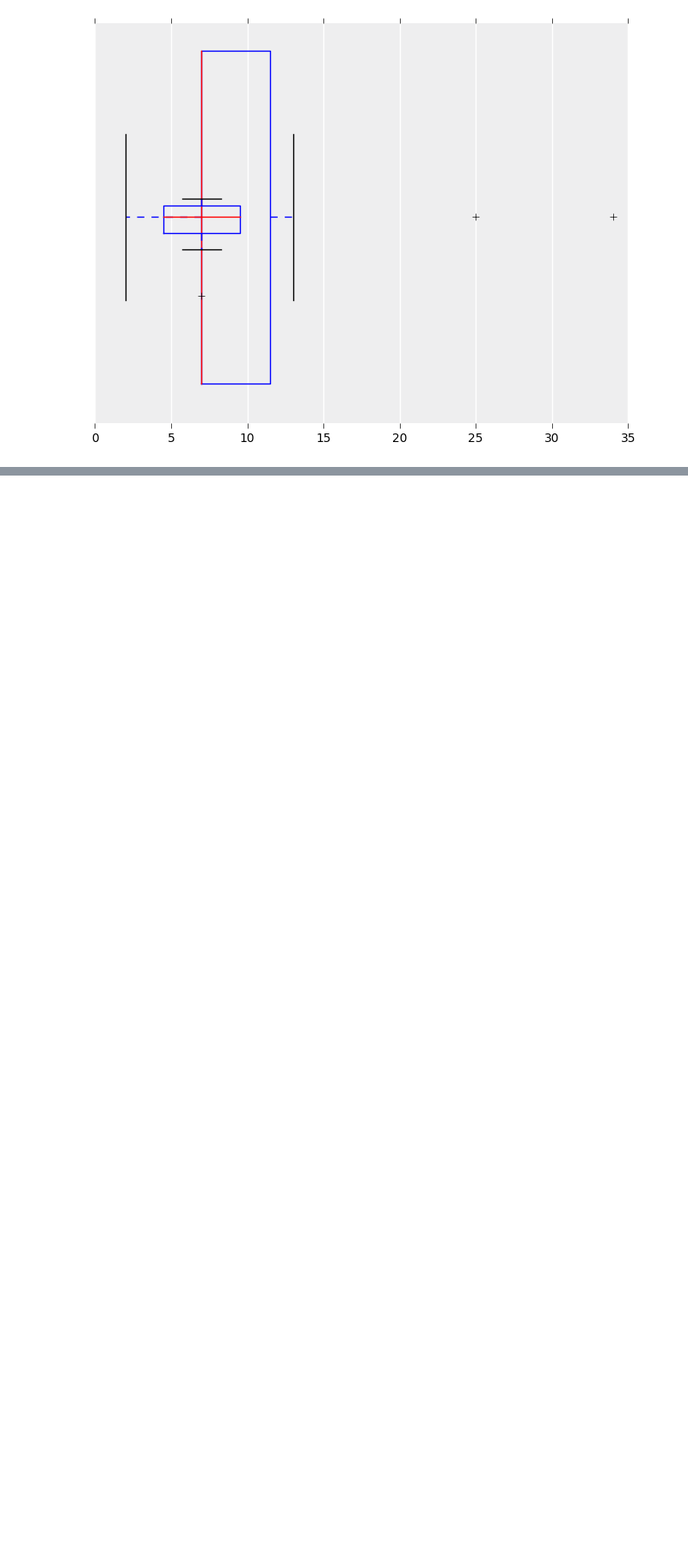
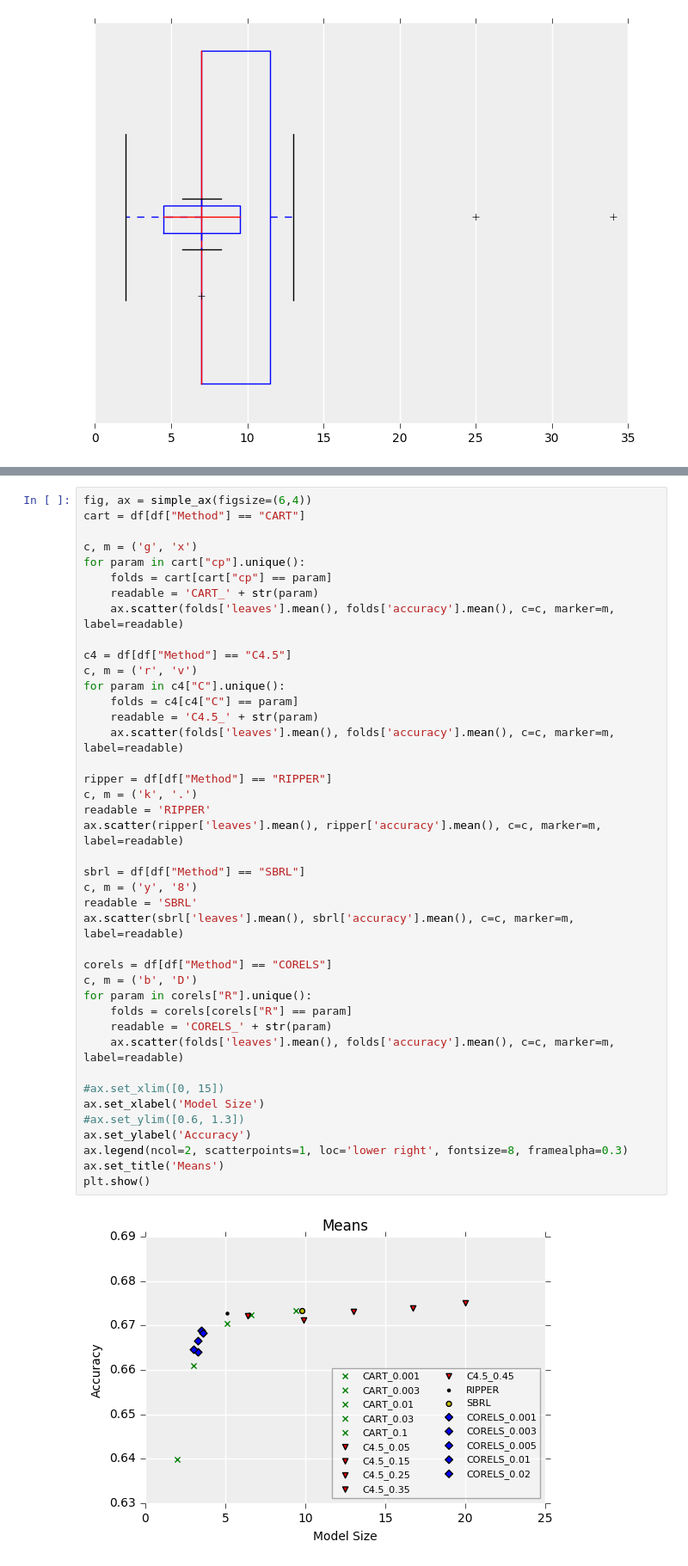
Before and after one commit to nlarusstone/corels-test, a Jupyter notebook: notebooks/Sparsity vs Accuracy.ipynb, the cells around one changed output, grey strips where cells are left out. Shown: that part at 86% size. Cells and saved outputs as stored; diff of their text form; blank space fills up the shorter version.

```diff
--- a/notebooks/Sparsity vs Accuracy.ipynb
+++ b/notebooks/Sparsity vs Accuracy.ipynb
@@ -93,0 +216,43 @@ plt.show()
+# %%
+fig, ax = simple_ax(figsize=(6,4))
+cart = df[df["Method"] == "CART"]
+
+c, m = ('g', 'x')
+for param in cart["cp"].unique():
+    folds = cart[cart["cp"] == param]
+    readable = 'CART_' + str(param)
+    ax.scatter(folds['leaves'].mean(), folds['accuracy'].mean(), c=c, marker=m, label=readable)
+
+c4 = df[df["Method"] == "C4.5"]
+c, m = ('r', 'v')
+for param in c4["C"].unique():
+    folds = c4[c4["C"] == param]
+    readable = 'C4.5_' + str(param)
+    ax.scatter(folds['leaves'].mean(), folds['accuracy'].mean(), c=c, marker=m, label=readable)
+
+ripper = df[df["Method"] == "RIPPER"]
+c, m = ('k', '.')
+readable = 'RIPPER'
+ax.scatter(ripper['leaves'].mean(), ripper['accuracy'].mean(), c=c, marker=m, label=readable)
+
+sbrl = df[df["Method"] == "SBRL"]
+c, m = ('y', '8')
+readable = 'SBRL'
+ax.scatter(sbrl['leaves'].mean(), sbrl['accuracy'].mean(), c=c, marker=m, label=readable)
+
+corels = df[df["Method"] == "CORELS"]
+c, m = ('b', 'D')
+for param in corels["R"].unique():
+    folds = corels[corels["R"] == param]
+    readable = 'CORELS_' + str(param)
+    ax.scatter(folds['leaves'].mean(), folds['accuracy'].mean(), c=c, marker=m, label=readable)
+
+#ax.set_xlim([0, 15])
+ax.set_xlabel('Model Size')
+#ax.set_ylim([0.6, 1.3])
+ax.set_ylabel('Accuracy')
+ax.legend(ncol=2, scatterpoints=1, loc='lower right', fontsize=8, framealpha=0.3)
+ax.set_title('Means')
+plt.show()
+# %% [output]
+[figure, added]
```
Also changed, not shown: parts of 6 cells of this notebook.
